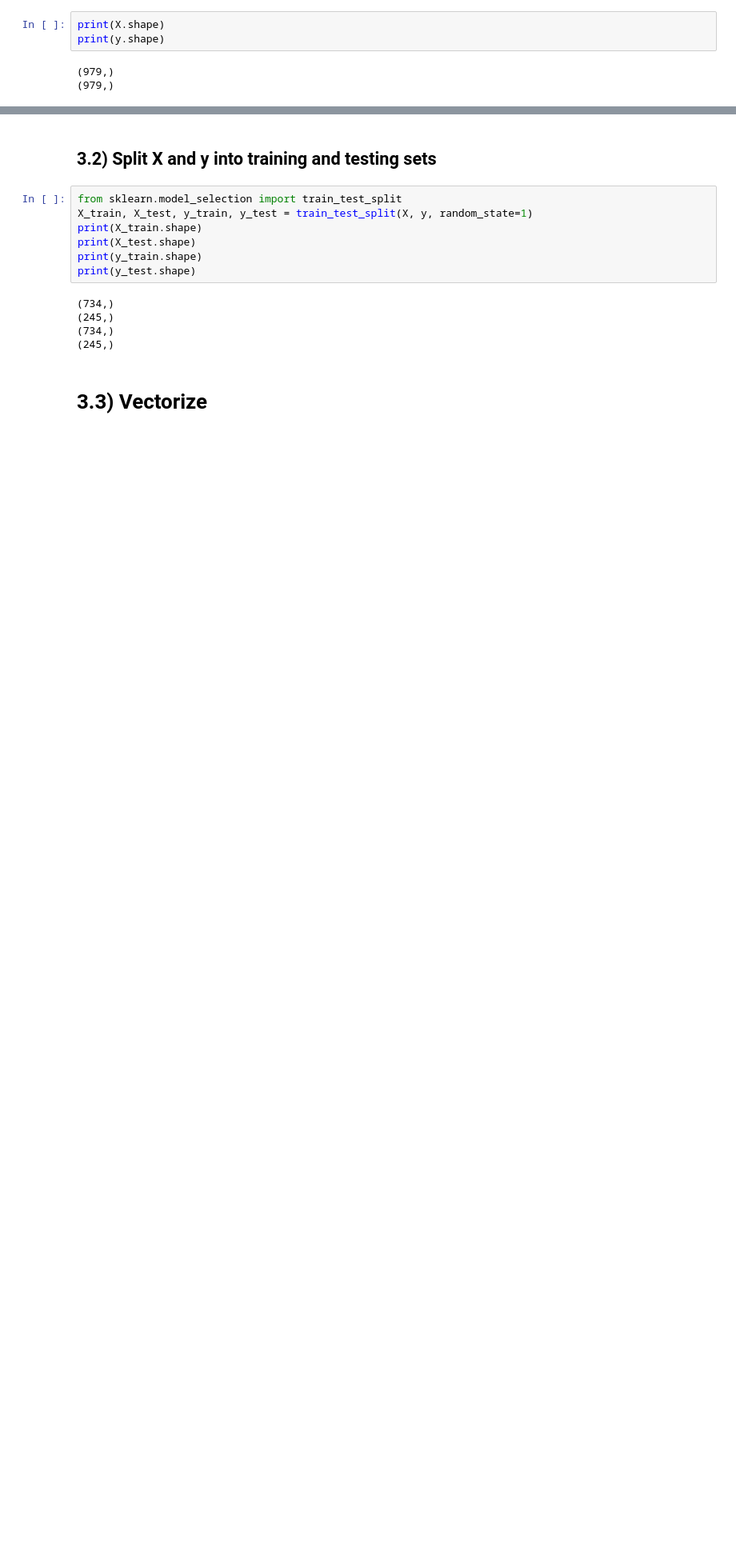
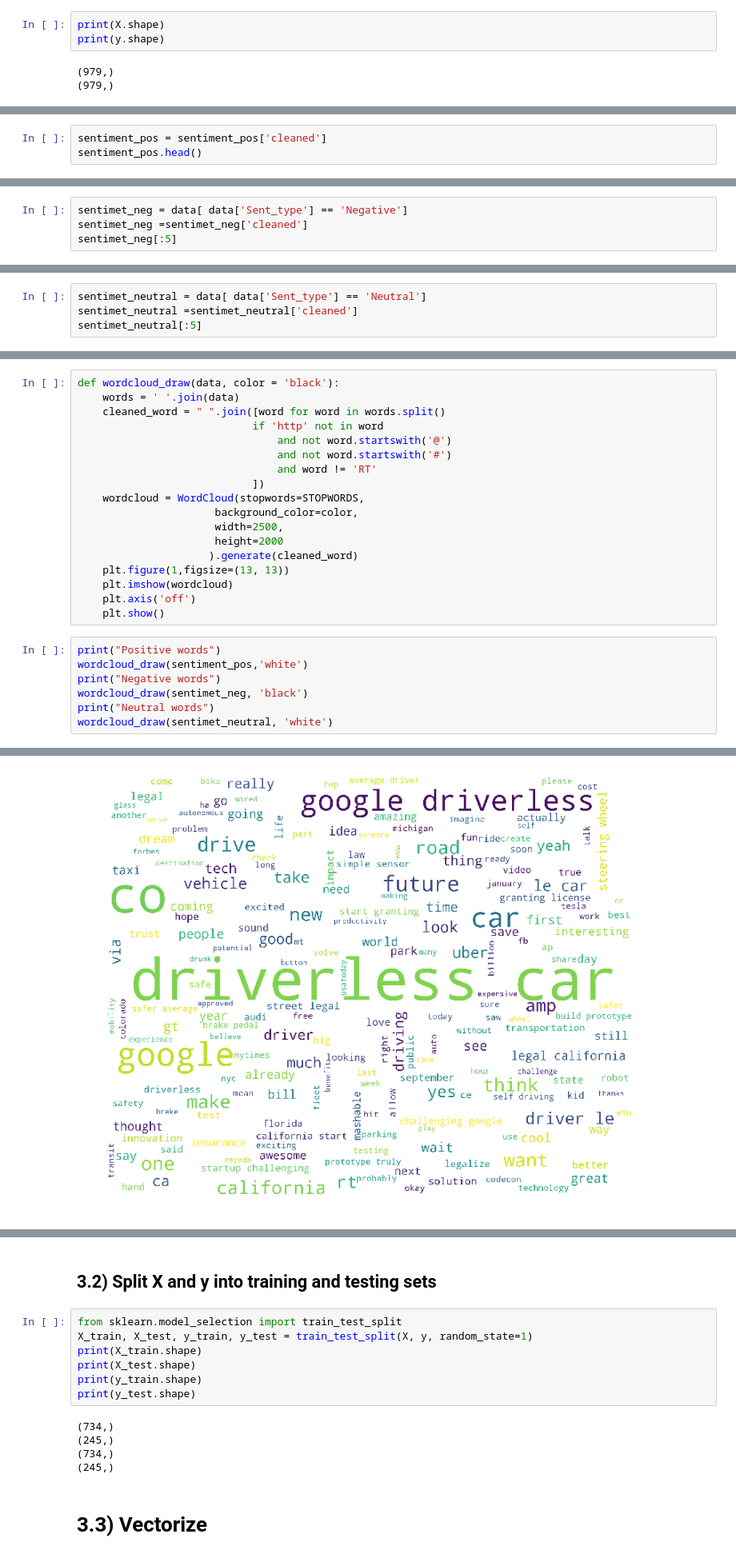
Before and after one commit to HassanSherwani/Kaggle_Challenges, a Jupyter notebook: Self-driving_cars/Self_drive_car_modeling-attempt1.ipynb, the cells around one changed output, grey strips where cells are left out. Shown at 80% size. Cells and saved outputs as stored; diff of their text form; blank space fills up the shorter version.

```diff
--- a/Self-driving_cars/Self_drive_car_modeling-attempt1.ipynb
+++ b/Self-driving_cars/Self_drive_car_modeling-attempt1.ipynb
@@ -239,0 +263,3 @@ print(y.shape)
+# %%
+sentiment_pos = sentiment_pos['cleaned']
+sentiment_pos.head()
@@ -239,0 +273,4 @@ print(y.shape)
+# %%
+sentimet_neg = data[ data['Sent_type'] == 'Negative']
+sentimet_neg =sentimet_neg['cleaned']
+sentimet_neg[:5]
@@ -239,0 +284,4 @@ print(y.shape)
+# %%
+sentimet_neutral = data[ data['Sent_type'] == 'Neutral']
+sentimet_neutral =sentimet_neutral['cleaned']
+sentimet_neutral[:5]
@@ -239,0 +295,26 @@ print(y.shape)
+# %%
+def wordcloud_draw(data, color = 'black'):
+    words = ' '.join(data)
+    cleaned_word = " ".join([word for word in words.split()
+                            if 'http' not in word
+                                and not word.startswith('@')
+                                and not word.startswith('#')
+                                and word != 'RT'
+                            ])
+    wordcloud = WordCloud(stopwords=STOPWORDS,
+                      background_color=color,
+                      width=2500,
+                      height=2000
+                     ).generate(cleaned_word)
+    plt.figure(1,figsize=(13, 13))
+    plt.imshow(wordcloud)
+    plt.axis('off')
+    plt.show()
+# %%
+print("Positive words")
+wordcloud_draw(sentiment_pos,'white')
+print("Negative words")
+wordcloud_draw(sentimet_neg, 'black')
+print("Neutral words")
+wordcloud_draw(sentimet_neutral, 'white')
+# %% [output]
@@ -239,0 +322 @@ print(y.shape)
+[figure, added]
```
Also changed, not shown: parts of 63 cells of this notebook.
